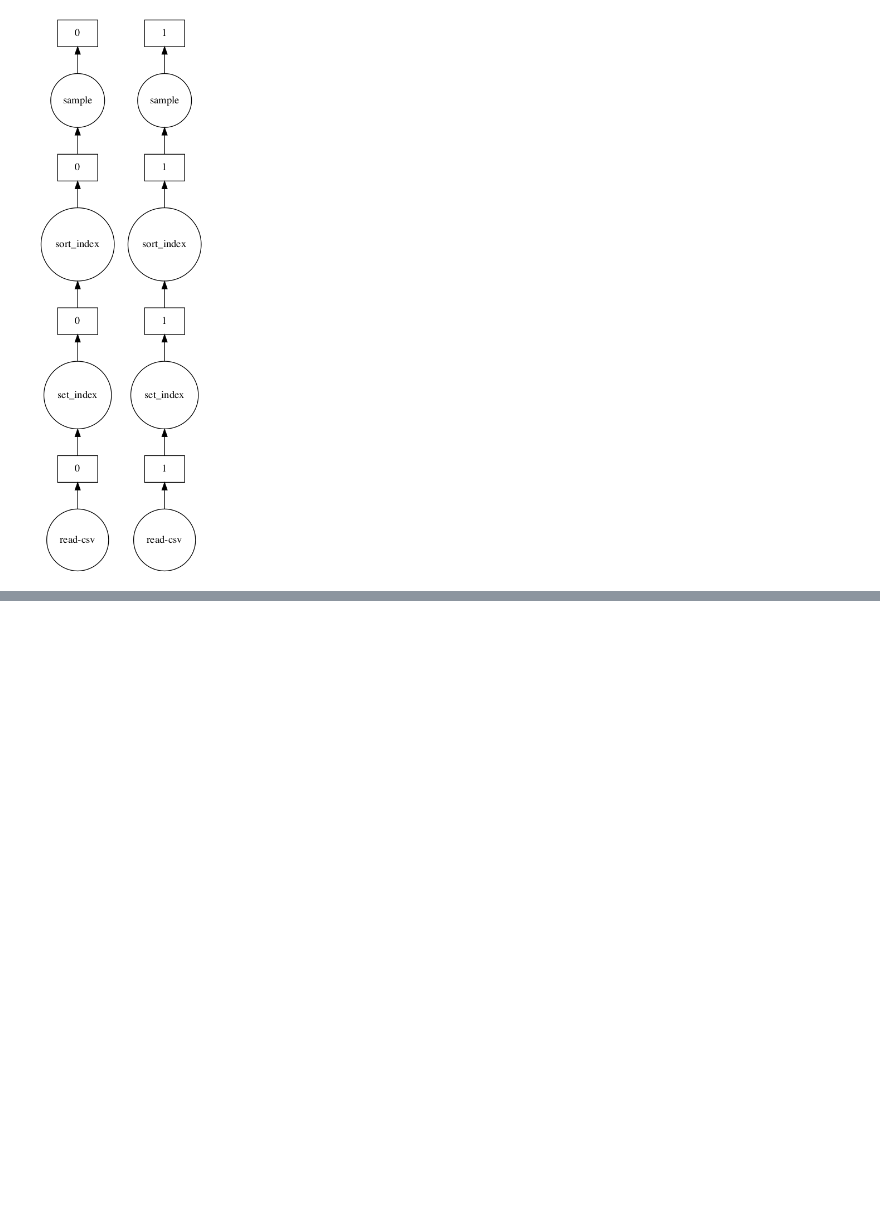
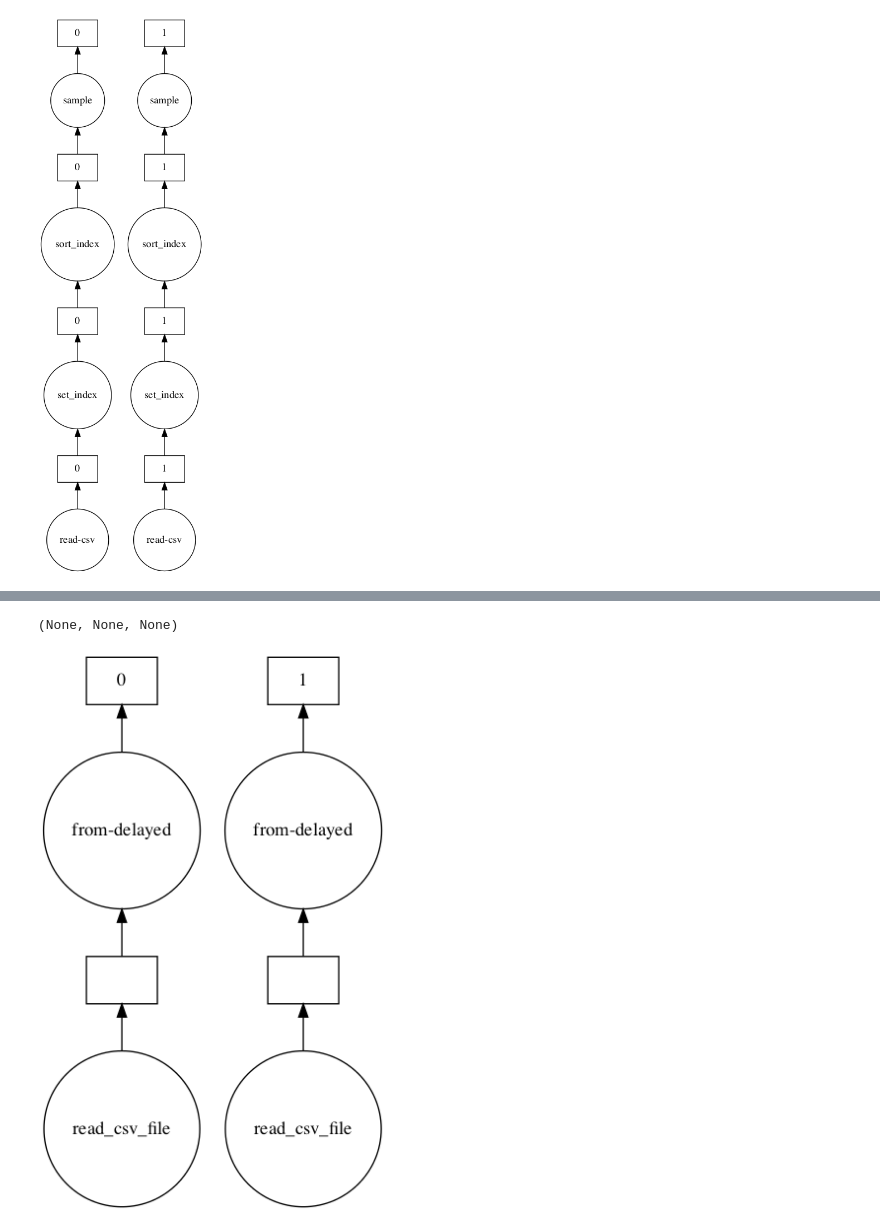
Before and after one commit to sasha-kap/sales-forecasting, a Jupyter notebook: notebooks/dask_xgboost_testing.ipynb, the cells around one changed output, grey strips where cells are left out. Cells and saved outputs as stored; diff of their text form; code cells hidden in the pictures; blank space fills up the shorter version.

```diff
--- a/notebooks/dask_xgboost_testing.ipynb
+++ b/notebooks/dask_xgboost_testing.ipynb
@@ -230,0 +275,15 @@ ddf_sample.visualize()
+# %%
+def read_csv_file(path, frac=1.):
+    return dd.read_csv(path, parse_dates=['date']).set_index('date').sample(frac=frac, random_state=1)
+#     return dd.read_csv(path, parse_dates=['date']).sample(frac=frac, random_state=1)
+
+
+# per https://gist.github.com/mrocklin/e7b7b3a65f2835cda813096332ec73ca
+lazy_dataframes = []
+directory = '../data/test/'
+for csv_file in os.listdir(directory):
+    filename = os.path.join(directory, csv_file)
+    df = delayed(read_csv_file)(filename)
+    lazy_dataframes.append(df)
+
+lazy_dataframes[0]
@@ -230,0 +384,4 @@ ddf_sample.visualize()
+# %%
+ddf_from_delayed = dd.from_delayed(lazy_dataframes, meta=lazy_dataframes[0].compute())
+ddf_from_delayed
+# lazy_dataframes[0].compute().compute()
@@ -230,0 +396,4 @@ ddf_sample.visualize()
+# %%
+ddf_from_delayed.divisions
+# %% [output]
+(None, None, None)
@@ -230,0 +405,4 @@ ddf_sample.visualize()
+# %%
+ddf_from_delayed.visualize()
+# %% [output]
+[figure, added]
```
Also changed, not shown: parts of 37 cells of this notebook.
